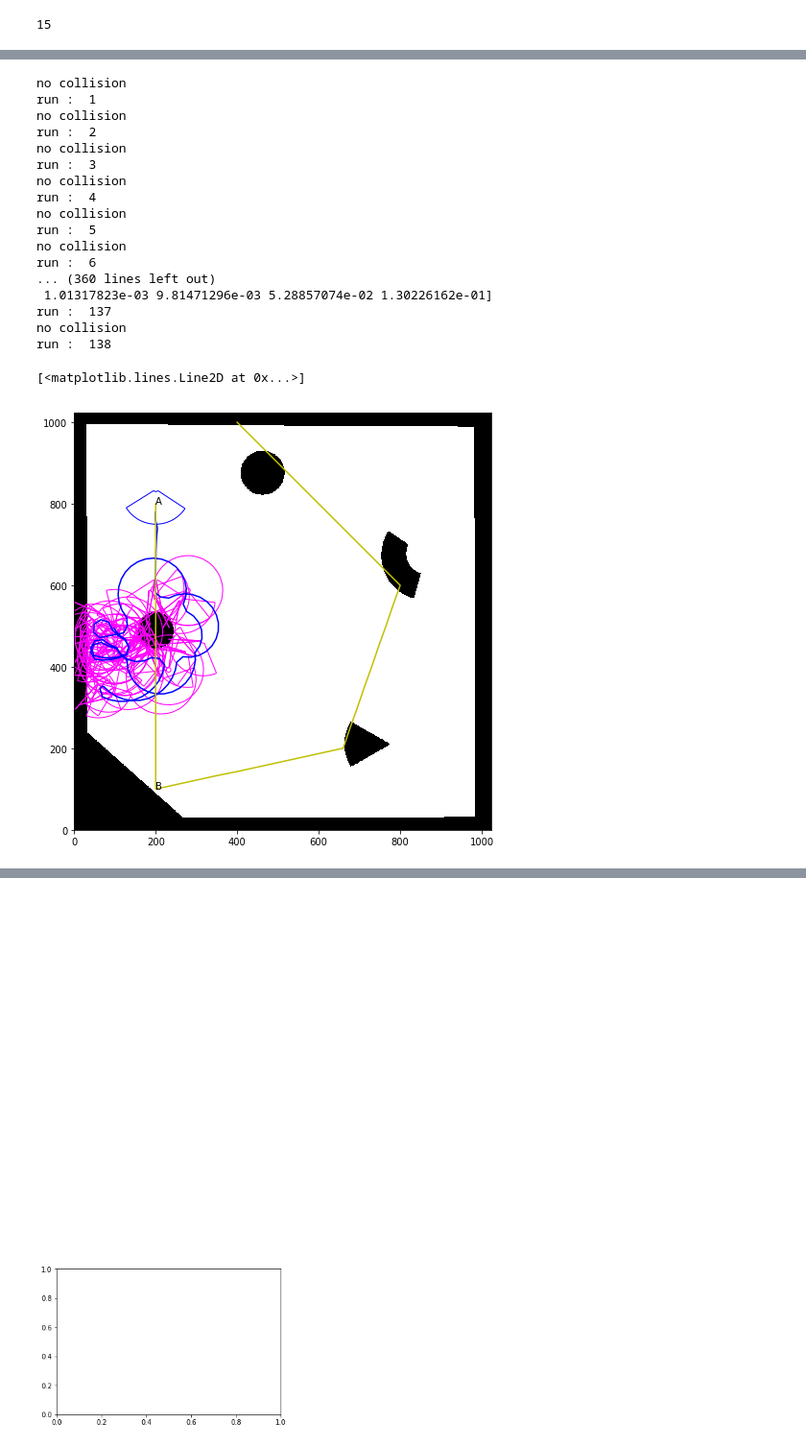
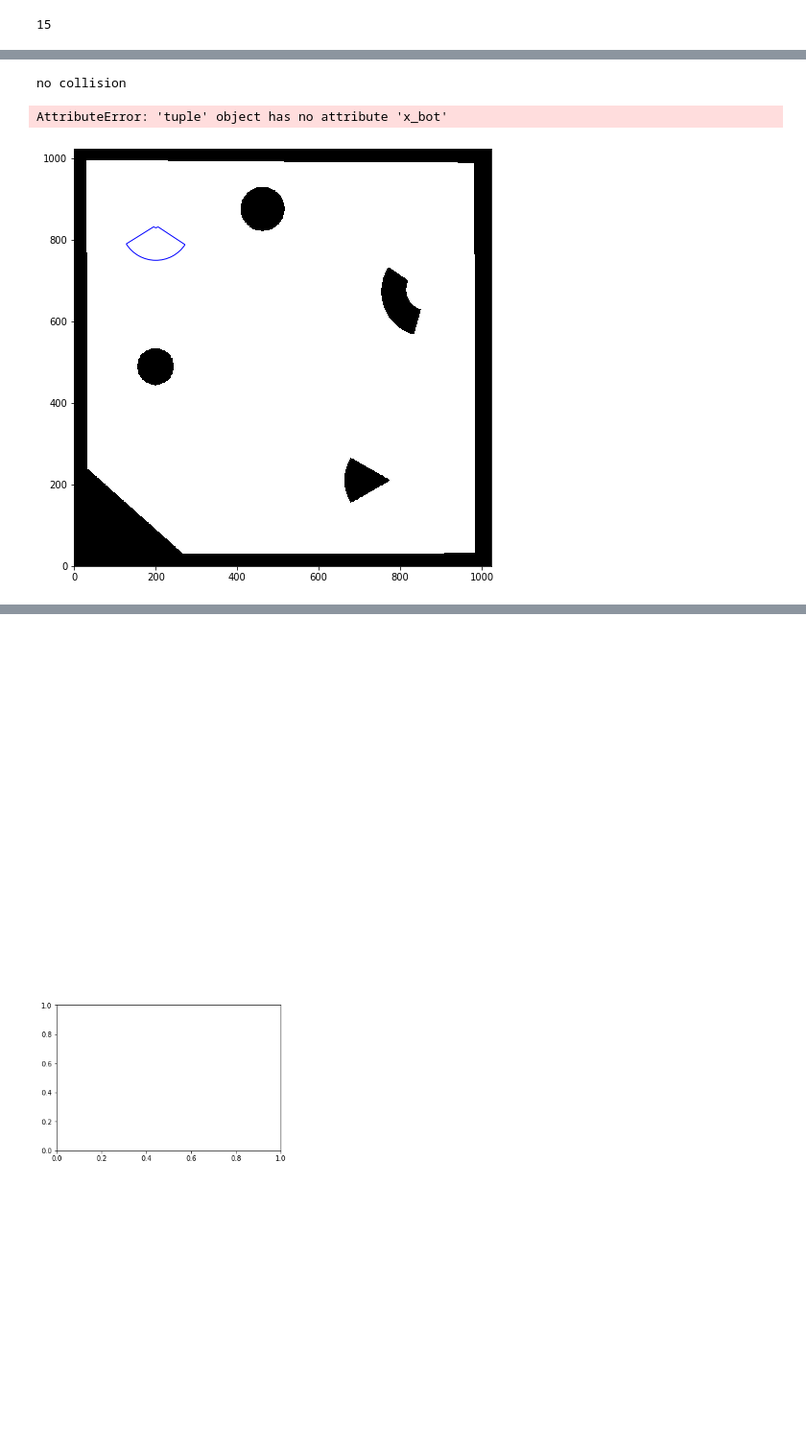
Before and after one commit to KshitijBhat/interval-analysis-method, a Jupyter notebook: Arena/fast_motion.ipynb, the cells around one changed output, grey strips where cells are left out. Shown: that part at 96% size. Drawn from its saved outputs; the diff is of its cells as text; code cells hidden in the pictures; blank space fills up the shorter version.

```diff
--- a/Arena/fast_motion.ipynb
+++ b/Arena/fast_motion.ipynb
@@ -541,7 +727,7 @@ robot.plot_interval(ax)
 for i in range(1):
 
 
-    pose = robot.next_bot(ax)
+    pose,_ = robot.next_bot(1,1,ax)
 
     print("run:",i)
     #log.append(f'run {i} :'+repr(pose.interval))
@@ -681,3 +868,20 @@ class PurePursuitTracker:
         self.w = -2*self.v*X/L/L
 
         return False
+    def revamp(self, xc, yc):
+        tracker_xy = np.column_stack((self.x,self.y))
+        curr_xy = np.array([xc,yc])
+        mina = 0
+        mind = np.inf
+        veclis = tracker_xy-curr_xy
+        for i in range(len(veclis)):
+            d = np.linalg.norm(veclis[i])
+            if d<mind:
+                mind = d
+                mina = i
+
+        self.x = self.x[mina:]
+        self.y = self.y[mina:]
+        print(self.x,self.y)
+        self.ref_idx = 0
+        self.length = len(self.x)
@@ -684,5 +893,5 @@ class PurePursuitTracker:
 # %%
-robot = Robot(200,800,-0.78,13,0,0,0)
+robot = Robot(210,700,-0.78,13,0,0,0)
 
 #robot.set_environment(obstacles)
 
@@ -703,6 +912,8 @@ while True:
     #print("v = ",tracker.v," w = ",tracker.w)
     next_bot = robot.next_pose(tracker.v,tracker.w)
     pose = [next_bot.x_bot,next_bot.y_bot,next_bot.yaw]
+    if i ==0 :
+        tracker.revamp(pose[0],pose[1])
     #next_bot.plot(ax)
     if tracker.update(*pose):
         print("ARRIVED!!")
@@ -723,5 +941,5 @@ ARRIVED!!
 # %%
-A = (200,800)
+A = (250,800)
 B = (200,100)
 C = (660,200)
 D = (800,600)
@@ -847,49 +1067,33 @@ pose = [robot.x_bot,robot.y_bot,robot.yaw] #arbitrary initial pose
 # robot.plot(ax)
 robot.plot_interval(ax)
 i = 0
 while True:
     try:
         #print("v = ",tracker.v," w = ",tracker.w)
 
-        nex_bot = robot.next_bot(tracker.v,tracker.w,ax)
+        #nex_bot = robot.next_bot(tracker.v,tracker.w,ax)
         #nex_bot = robot.next_pose(tracker.v,tracker.w)
         pose = [nex_bot.x_bot,nex_bot.y_bot,nex_bot.yaw]
         #nex_bot.plot(ax)
         #nex_bot.plot_interval(ax)
         if tracker.update(*pose):
             print("ARRIVED!!")
             break
         traj.append([*pose, tracker.w, tracker.ref_idx])
         robot = nex_bot
         i+=1
         print("run : ",i)
         if i == 150:
             break
     except KeyboardInterrupt:
         break
 plt.annotate("A",A)
 plt.annotate("B",B)
 traced = np.array(traj).T
 ax.plot(traced[0],traced[1],'b-')
 path = np.array(path).T
 ax.plot(path[0],path[1],'y-')
 # %% [output]
 no collision
-run :  1
-no collision
-run :  2
-no collision
-run :  3
-no collision
-run :  4
-no collision
-run :  5
-no collision
-run :  6
-... (360 lines left out)
- 1.01317823e-03 9.81471296e-03 5.28857074e-02 1.30226162e-01]
-run :  137
-no collision
-run :  138
-[<matplotlib.lines.Line2D at 0x...>]
+AttributeError: 'tuple' object has no attribute 'x_bot'
-[figure, old version]
+[figure, new version]
```
Also changed, not shown: parts of 14 cells of this notebook.
